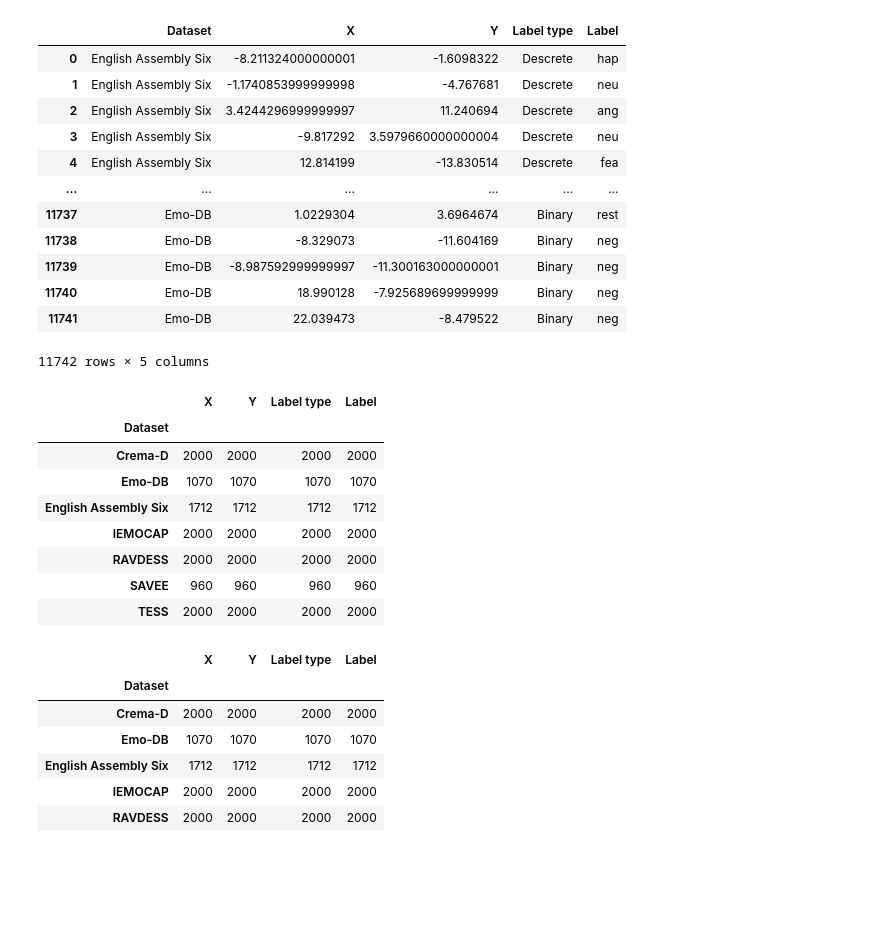
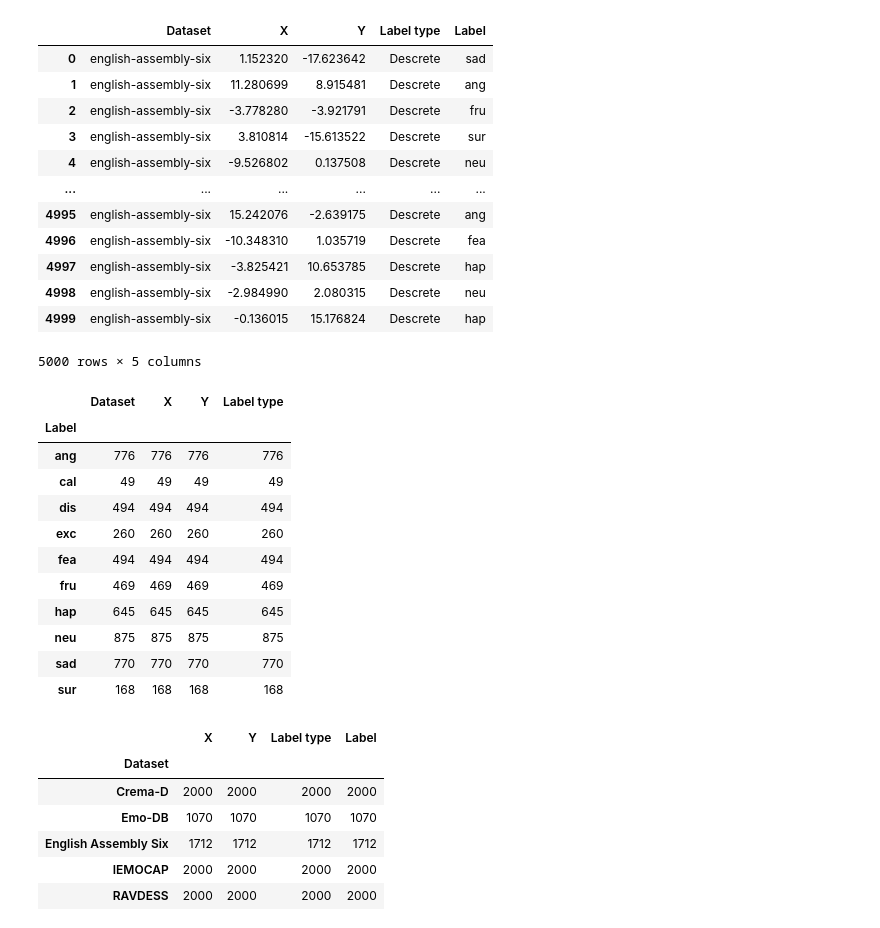
Before and after one commit to iamryabinov/SER_SVM_KNN, a Jupyter notebook: playground.ipynb, the cells around one changed output. Saved outputs shown, nothing was run; the diff lists cells and outputs as text; code cells hidden in the pictures; blank space fills up the shorter version.

```diff
--- a/playground.ipynb
+++ b/playground.ipynb
@@ -2,35 +2,38 @@
 import pandas as pd
 import numpy as np
 # %%
-df = pd.read_csv('tsne_results.csv', delimiter=';')
+df = pd.read_csv('tsne_results_assembly.csv', delimiter=';')
 df
 # %% [output]
 |  | Dataset | X | Y | Label type | Label |
-| 0 | English Assembly Six | -8.211324000000001 | -1.6098322 | Descrete | hap |
-| 1 | English Assembly Six | -1.1740853999999998 | -4.767681 | Descrete | neu |
-| 2 | English Assembly Six | 3.4244296999999997 | 11.240694 | Descrete | ang |
-| 3 | English Assembly Six | -9.817292 | 3.5979660000000004 | Descrete | neu |
-| 4 | English Assembly Six | 12.814199 | -13.830514 | Descrete | fea |
+| 0 | english-assembly-six | 1.152320 | -17.623642 | Descrete | sad |
+| 1 | english-assembly-six | 11.280699 | 8.915481 | Descrete | ang |
+| 2 | english-assembly-six | -3.778280 | -3.921791 | Descrete | fru |
+| 3 | english-assembly-six | 3.810814 | -15.613522 | Descrete | sur |
+| 4 | english-assembly-six | -9.526802 | 0.137508 | Descrete | neu |
 | ... | ... | ... | ... | ... | ... |
-| 11737 | Emo-DB | 1.0229304 | 3.6964674 | Binary | rest |
-| 11738 | Emo-DB | -8.329073 | -11.604169 | Binary | neg |
-| 11739 | Emo-DB | -8.987592999999997 | -11.300163000000001 | Binary | neg |
-| 11740 | Emo-DB | 18.990128 | -7.925689699999999 | Binary | neg |
-| 11741 | Emo-DB | 22.039473 | -8.479522 | Binary | neg |
+| 4995 | english-assembly-six | 15.242076 | -2.639175 | Descrete | ang |
+| 4996 | english-assembly-six | -10.348310 | 1.035719 | Descrete | fea |
+| 4997 | english-assembly-six | -3.825421 | 10.653785 | Descrete | hap |
+| 4998 | english-assembly-six | -2.984990 | 2.080315 | Descrete | neu |
+| 4999 | english-assembly-six | -0.136015 | 15.176824 | Descrete | hap |
-11742 rows × 5 columns
+5000 rows × 5 columns
 # %%
-grp = df.groupby('Dataset').count()
+grp = df.groupby('Label').count()
 grp
 # %% [output]
-|  | X | Y | Label type | Label |
-| Dataset |  |  |  |  |
-| Crema-D | 2000 | 2000 | 2000 | 2000 |
-| Emo-DB | 1070 | 1070 | 1070 | 1070 |
-| English Assembly Six | 1712 | 1712 | 1712 | 1712 |
-| IEMOCAP | 2000 | 2000 | 2000 | 2000 |
-| RAVDESS | 2000 | 2000 | 2000 | 2000 |
-| SAVEE | 960 | 960 | 960 | 960 |
-| TESS | 2000 | 2000 | 2000 | 2000 |
+|  | Dataset | X | Y | Label type |
+| Label |  |  |  |  |
+| ang | 776 | 776 | 776 | 776 |
+| cal | 49 | 49 | 49 | 49 |
+| dis | 494 | 494 | 494 | 494 |
+| exc | 260 | 260 | 260 | 260 |
+| fea | 494 | 494 | 494 | 494 |
+| fru | 469 | 469 | 469 | 469 |
+| hap | 645 | 645 | 645 | 645 |
+| neu | 875 | 875 | 875 | 875 |
+| sad | 770 | 770 | 770 | 770 |
+| sur | 168 | 168 | 168 | 168 |
 # %%
 df['Binary label'] = df['Label (binary)']
 df
```
Also changed, not shown: 4 other files.
